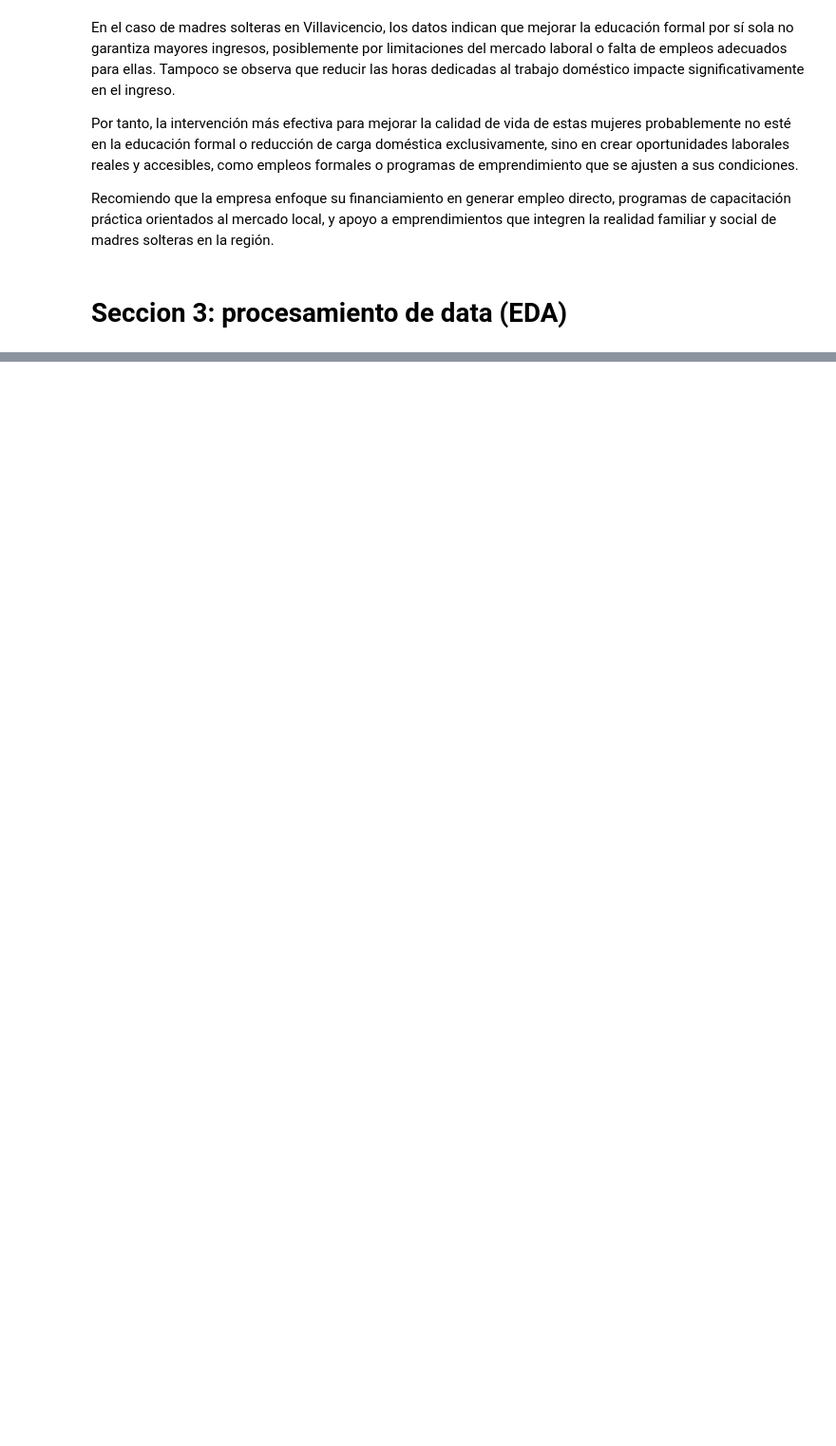
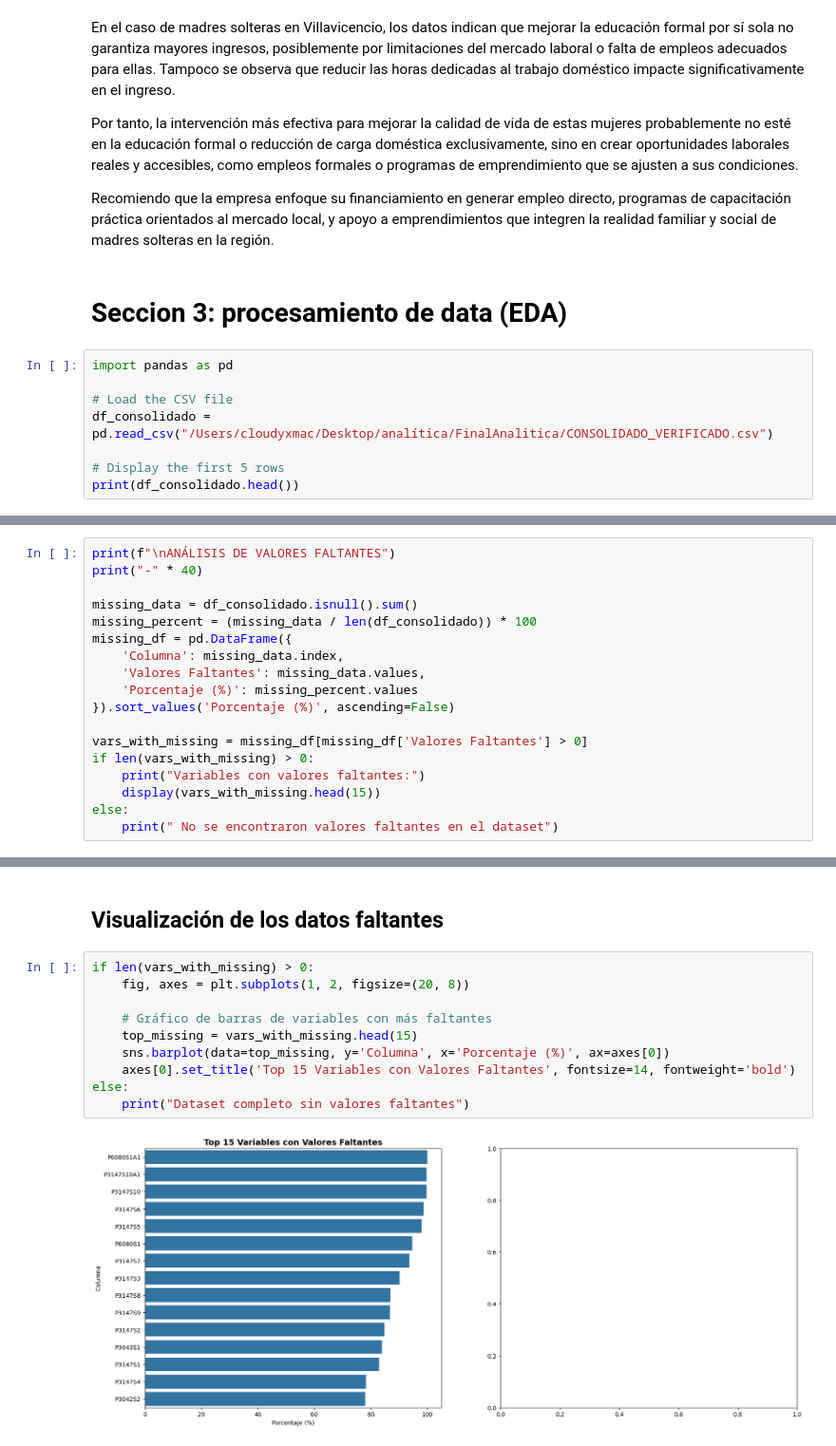
Before and after one commit to Lufe04/FinalAnalitica, a Jupyter notebook: ParcialFinal.ipynb, the cells around one changed output, grey strips where cells are left out. Shown at 95% size. Cells and saved outputs as stored; diff of their text form; blank space fills up the shorter version.

```diff
--- a/ParcialFinal.ipynb
+++ b/ParcialFinal.ipynb
@@ -2380,3 +2320,11 @@ Por tanto, la intervención más efectiva para mejorar la calidad de vida de est
 Recomiendo que la empresa enfoque su financiamiento en generar empleo directo, programas de capacitación práctica orientados al mercado local, y apoyo a emprendimientos que integren la realidad familiar y social de madres solteras en la región.
 # %% [markdown]
 # Seccion 3: procesamiento de data (EDA)
+# %%
+import pandas as pd
+
+# Load the CSV file
+df_consolidado = pd.read_csv("/Users/cloudyxmac/Desktop/analítica/FinalAnalitica/CONSOLIDADO_VERIFICADO.csv")
+
+# Display the first 5 rows
+print(df_consolidado.head())
@@ -2382,0 +2429,18 @@ Recomiendo que la empresa enfoque su financiamiento en generar empleo directo, p
+# %%
+print(f"\nANÁLISIS DE VALORES FALTANTES")
+print("-" * 40)
+
+missing_data = df_consolidado.isnull().sum()
+missing_percent = (missing_data / len(df_consolidado)) * 100
+missing_df = pd.DataFrame({
+    'Columna': missing_data.index,
+    'Valores Faltantes': missing_data.values,
+    'Porcentaje (%)': missing_percent.values
+}).sort_values('Porcentaje (%)', ascending=False)
+
+vars_with_missing = missing_df[missing_df['Valores Faltantes'] > 0]
+if len(vars_with_missing) > 0:
+    print("Variables con valores faltantes:")
+    display(vars_with_missing.head(15))
+else:
+    print(" No se encontraron valores faltantes en el dataset")
@@ -2382,0 +2467,14 @@ Recomiendo que la empresa enfoque su financiamiento en generar empleo directo, p
+# %% [markdown]
+## Visualización de los datos faltantes
+# %%
+if len(vars_with_missing) > 0:
+    fig, axes = plt.subplots(1, 2, figsize=(20, 8))
+
+    # Gráfico de barras de variables con más faltantes
+    top_missing = vars_with_missing.head(15)
+    sns.barplot(data=top_missing, y='Columna', x='Porcentaje (%)', ax=axes[0])
+    axes[0].set_title('Top 15 Variables con Valores Faltantes', fontsize=14, fontweight='bold')
+else:
+    print("Dataset completo sin valores faltantes")
+# %% [output]
+[figure, added]
```
Also changed, not shown: parts of 46 cells of this notebook.
